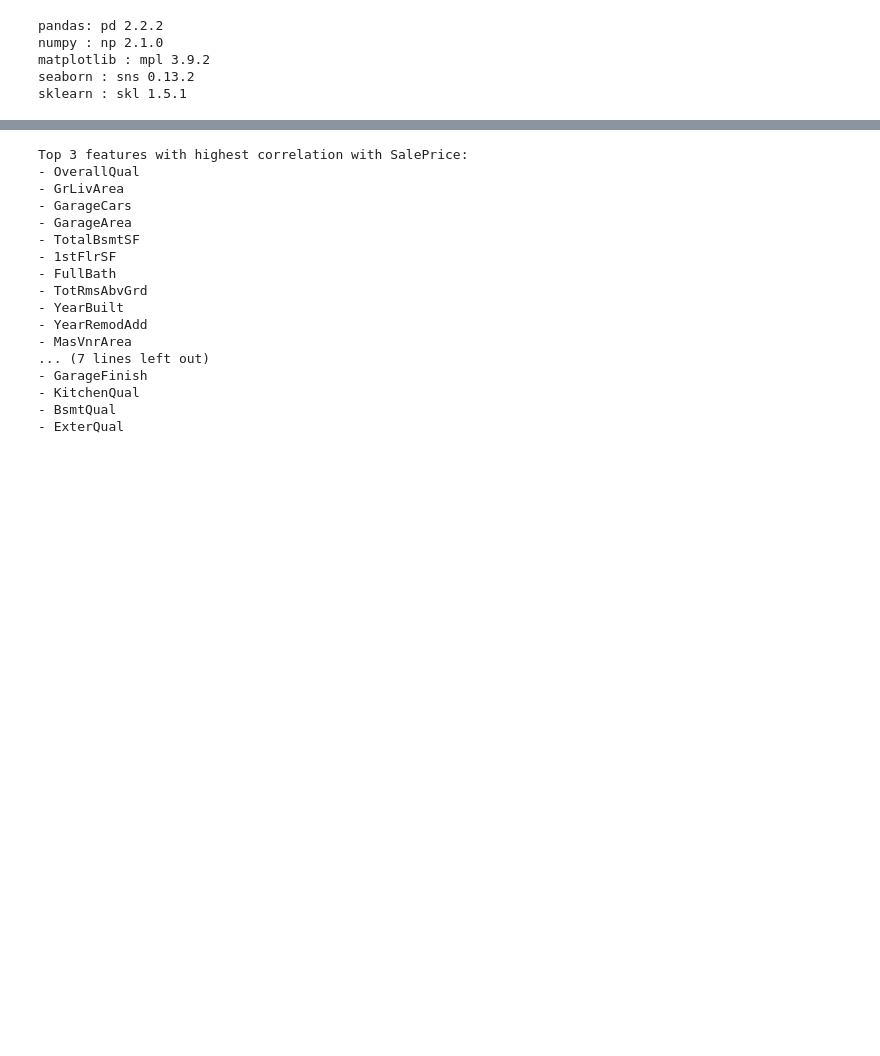
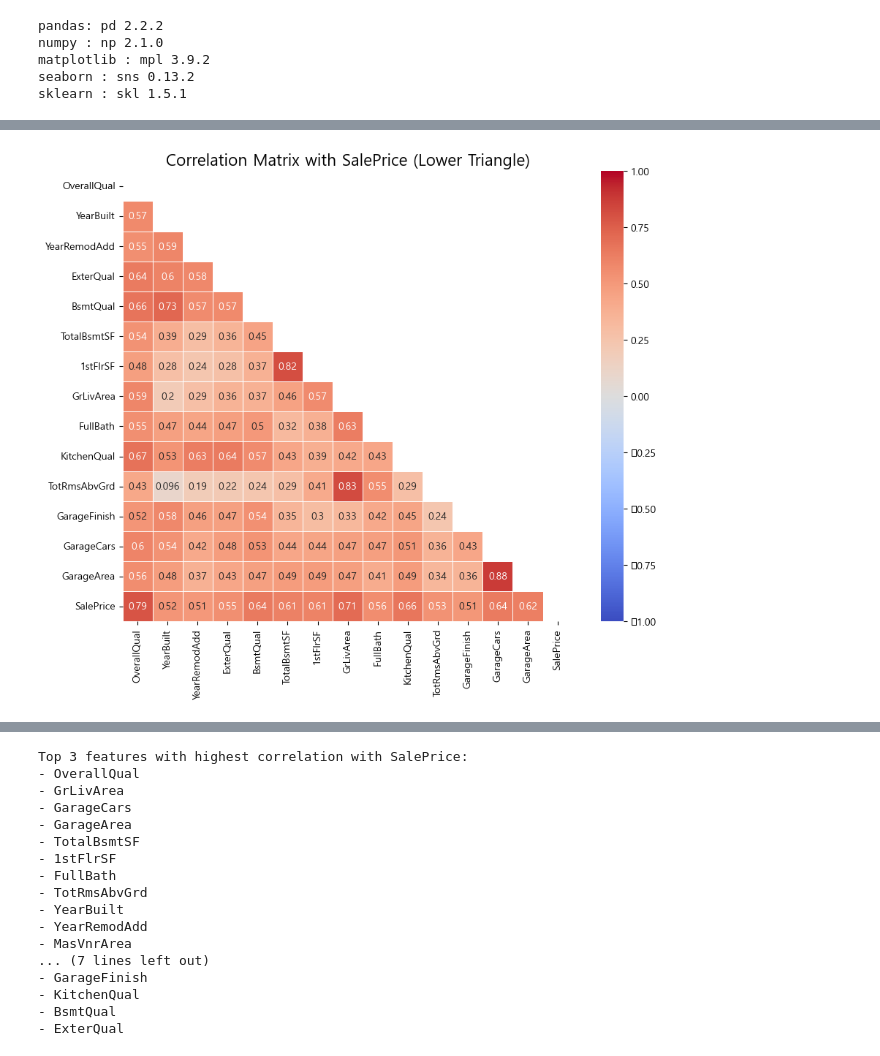
Before and after one commit to asdqew-a11/speed, a Jupyter notebook: 데이터 전처리/hitmap.ipynb, the cells around one changed output, grey strips where cells are left out. Saved outputs shown, nothing was run; the diff lists cells and outputs as text; code cells hidden in the pictures; blank space fills up the shorter version.

```diff
--- a/데이터 전처리/hitmap.ipynb
+++ b/데이터 전처리/hitmap.ipynb
@@ -31,0 +33,20 @@ memory usage: 907.6 KB
+# %%
+import pandas as pd
+import numpy as np
+import seaborn as sns
+import matplotlib.pyplot as plt
+
+# 상관계수 계산
+correlation_matrix = df.corr()
+
+# 마스크 생성: 상삼각형을 제외한 나머지 부분만 표시
+mask = np.triu(np.ones_like(correlation_matrix, dtype=bool))
+
+# 히트맵 그리기
+plt.figure(figsize=(10, 8))
+sns.heatmap(correlation_matrix, mask=mask, annot=True, cmap='coolwarm', vmin=-1, vmax=1, cbar=True, square=True, linewidths=0.5)
+
+plt.title('Correlation Matrix with SalePrice (Lower Triangle)', fontsize=16)
+plt.show()
+# %% [output]
+[figure, added]
```
Also changed, not shown: parts of 7 cells of this notebook, 18 other files.
